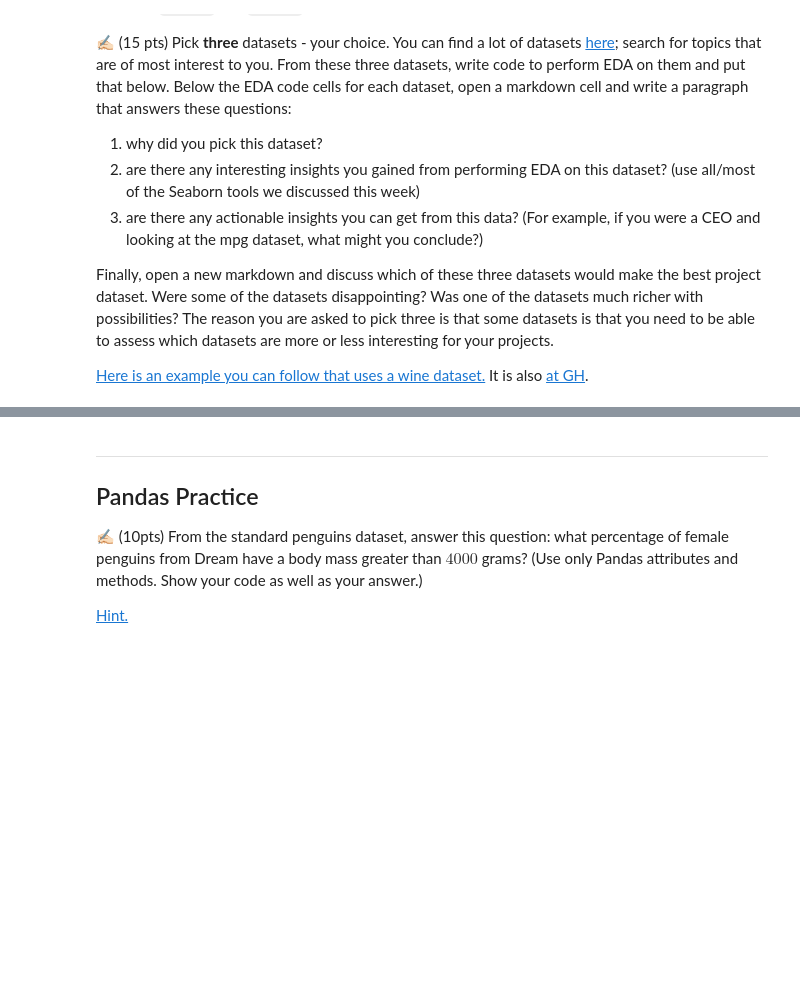
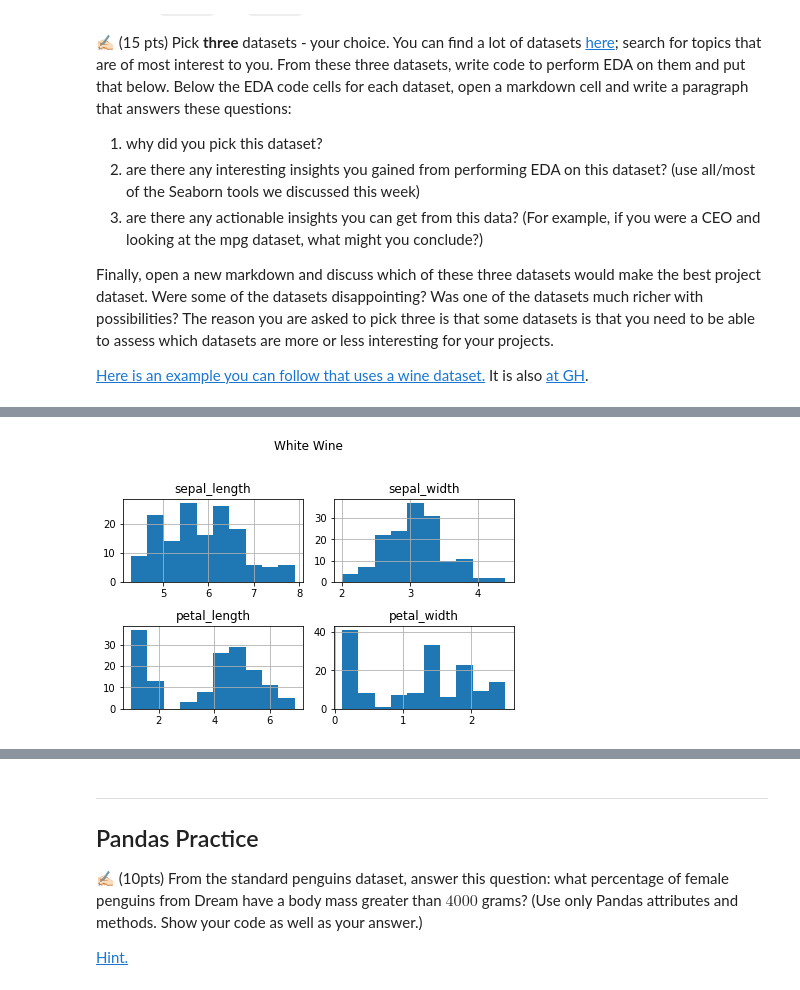
Before and after one commit to faisalece/cmse830, a Jupyter notebook: HW/HW_3.ipynb, the cells around one changed output, grey strips where cells are left out. Drawn from its saved outputs; the diff is of its cells as text; code cells hidden in the pictures; blank space fills up the shorter version.

```diff
--- a/HW/HW_3.ipynb
+++ b/HW/HW_3.ipynb
@@ -56,0 +139,9 @@ Finally, open a new markdown and discuss which of these three datasets would mak
+# %%
+df_1.hist(bins=10)
+
+plt.suptitle('White Wine', y=1.03)
+plt.tight_layout()
+
+plt.show()
+# %% [output]
+[figure, added]
```
Also changed, not shown: parts of 12 cells of this notebook.
